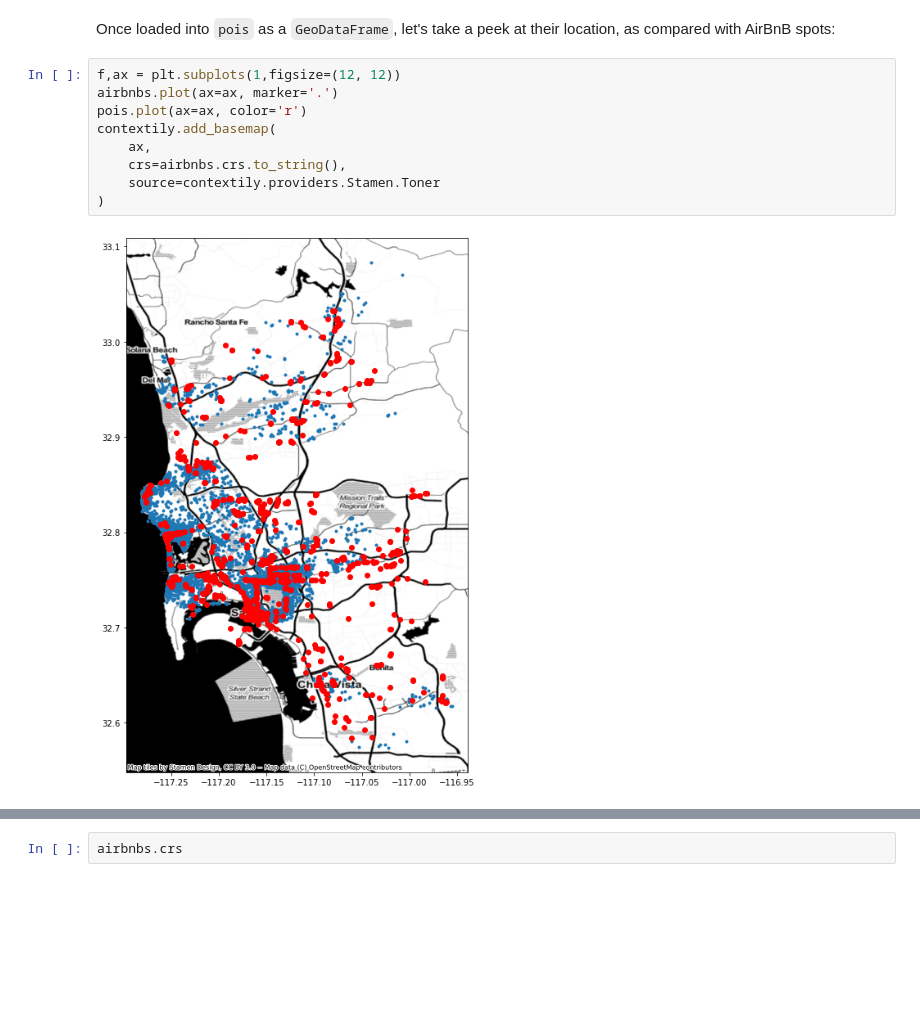
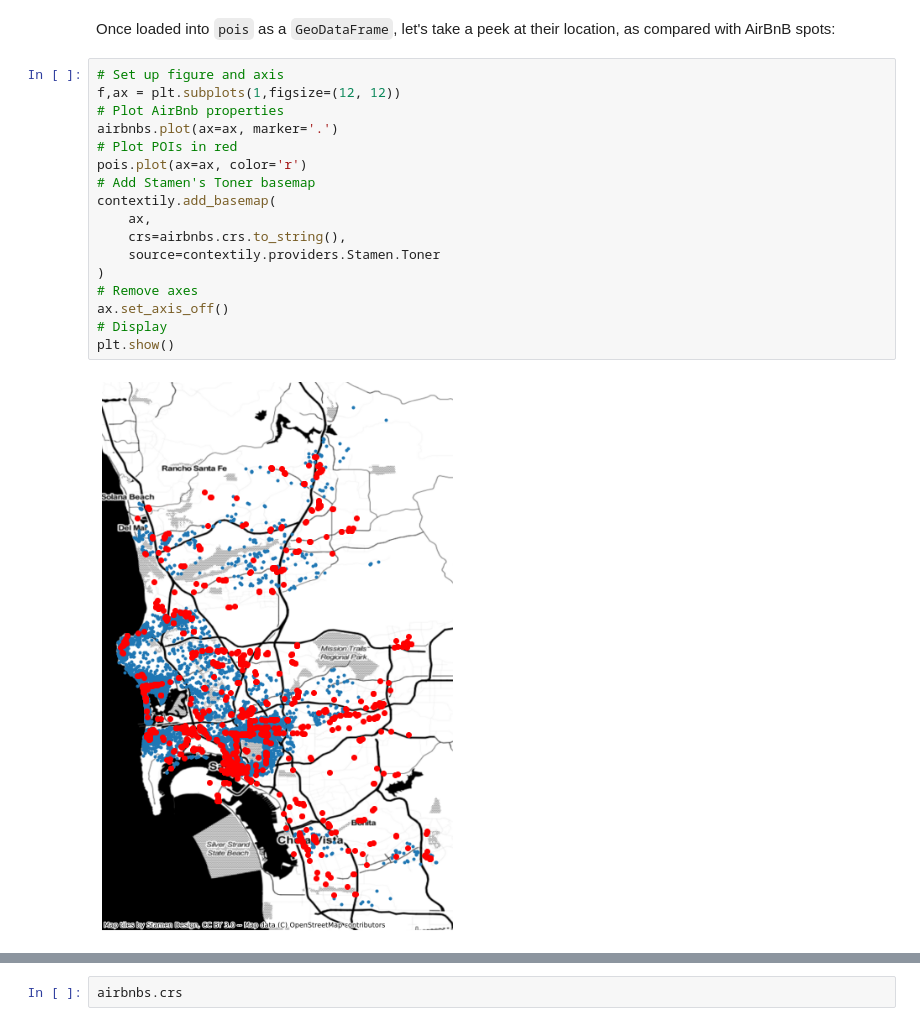
Before and after one commit to gdsbook/book, a Jupyter notebook: notebooks/12_feature_engineering.ipynb, the cells around one changed output, grey strips where cells are left out. Cells and saved outputs as stored; diff of their text form; blank space fills up the shorter version.

```diff
--- a/notebooks/12_feature_engineering.ipynb
+++ b/notebooks/12_feature_engineering.ipynb
@@ -91,16 +92,24 @@ Name: amenity, dtype: int64
 # %% [markdown]
 Once loaded into `pois` as a `GeoDataFrame`, let's take a peek at their location, as compared with AirBnB spots:
 # %%
+# Set up figure and axis
 f,ax = plt.subplots(1,figsize=(12, 12))
+# Plot AirBnb properties
 airbnbs.plot(ax=ax, marker='.')
+# Plot POIs in red
 pois.plot(ax=ax, color='r')
+# Add Stamen's Toner basemap
 contextily.add_basemap(
     ax,
     crs=airbnbs.crs.to_string(),
     source=contextily.providers.Stamen.Toner
 )
+# Remove axes
+ax.set_axis_off()
+# Display
+plt.show()
 # %% [output]
-[figure, old version]
+[figure, new version]
 # %% [markdown]
 Now, for some feature engineering. It may be extremely useful to know whether an AirBnB is located in a "hot" location, with a lot of restaurants and bars to choose from. Alternatively, if AirBnBs are very remote, they might not be as lucrative for short, expensive "city-break" reservations. That is, AirBnB users may decide to reserve stays where there are a lot of dining and drinking opportunities, and thus may be *willing to pay more* for the same accommodation. We might be able to predict prices better if we know about the drinking and dining scene near the AirBnB.
 
```
Also changed, not shown: parts of 96 cells of this notebook, 2 other files.
